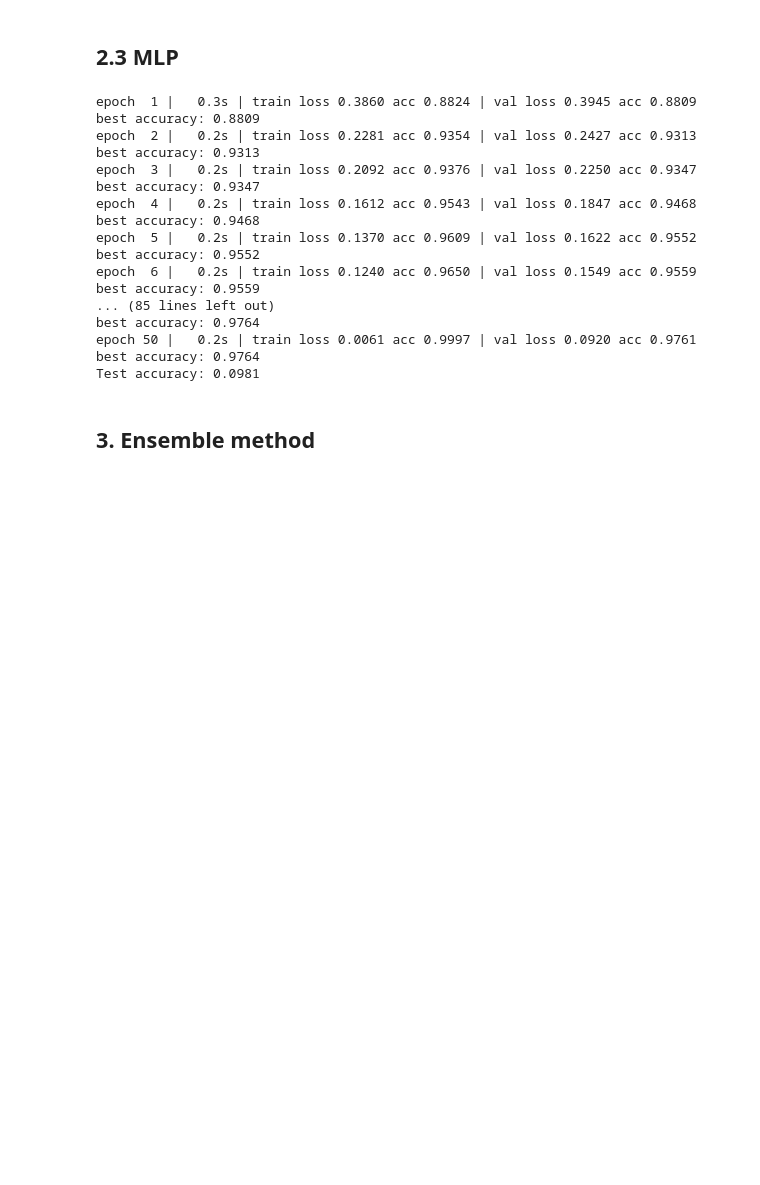
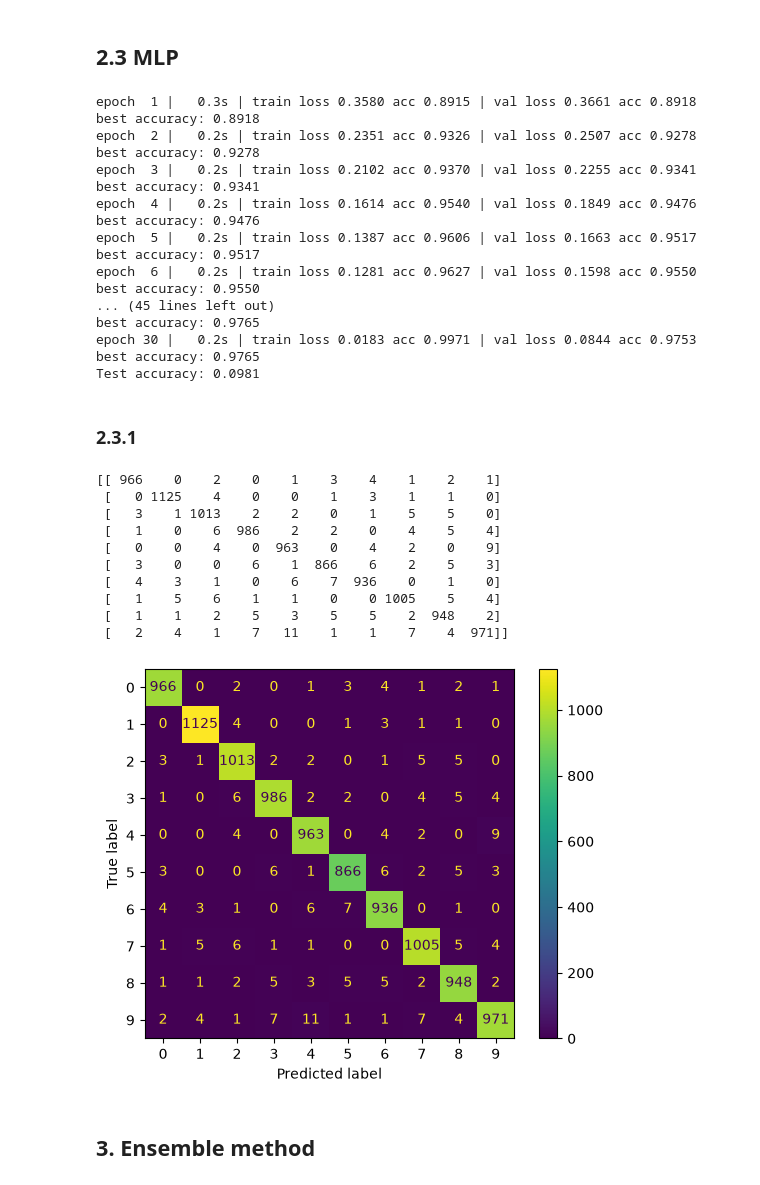
Before and after one commit to ddkhoa83/handwritten_text_recognition, a Jupyter notebook: notebooks/main.ipynb, the cells around one changed output. Saved outputs shown, nothing was run; the diff lists cells and outputs as text; code cells hidden in the pictures; blank space fills up the shorter version.

```diff
--- a/notebooks/main.ipynb
+++ b/notebooks/main.ipynb
@@ -30,7 +30,7 @@ from sklearn.metrics import classification_report
 nb_model = NaiveBayes(log_pdf = gaussian_log_pdf)
 # train the model
 nb_model.fit(X_train_scaled, y_train)
-y_pred = nb_model.predict(X_test_scaled)
+nb_y_pred = nb_model.predict(X_test_scaled)
 print("Đã huấn luyện mô hình Naive Bayes thành công!")
 
 print("Classification Report:")
@@ -150,7 +150,7 @@ Validation accuracy:  91.61%
 # %%
 from src.algorithm.MLP import MLP
 
-mlp_model = MLP(n_epochs=50)
+mlp_model = MLP()
 
 mlp_model.fit(X_train_scaled, y_train, X_val_scaled, y_val)
 
@@ -161,23 +161,45 @@ accuracy = np.mean(y_pred == y_test)
 
 print("Test accuracy:", accuracy)
 # %% [output]
-epoch  1 |   0.3s | train loss 0.3860 acc 0.8824 | val loss 0.3945 acc 0.8809
-best accuracy: 0.8809
-epoch  2 |   0.2s | train loss 0.2281 acc 0.9354 | val loss 0.2427 acc 0.9313
-best accuracy: 0.9313
-epoch  3 |   0.2s | train loss 0.2092 acc 0.9376 | val loss 0.2250 acc 0.9347
-best accuracy: 0.9347
-epoch  4 |   0.2s | train loss 0.1612 acc 0.9543 | val loss 0.1847 acc 0.9468
-best accuracy: 0.9468
-epoch  5 |   0.2s | train loss 0.1370 acc 0.9609 | val loss 0.1622 acc 0.9552
-best accuracy: 0.9552
-epoch  6 |   0.2s | train loss 0.1240 acc 0.9650 | val loss 0.1549 acc 0.9559
-best accuracy: 0.9559
-... (85 lines left out)
-best accuracy: 0.9764
-epoch 50 |   0.2s | train loss 0.0061 acc 0.9997 | val loss 0.0920 acc 0.9761
-best accuracy: 0.9764
+epoch  1 |   0.3s | train loss 0.3580 acc 0.8915 | val loss 0.3661 acc 0.8918
+best accuracy: 0.8918
+epoch  2 |   0.2s | train loss 0.2351 acc 0.9326 | val loss 0.2507 acc 0.9278
+best accuracy: 0.9278
+epoch  3 |   0.2s | train loss 0.2102 acc 0.9370 | val loss 0.2255 acc 0.9341
+best accuracy: 0.9341
+epoch  4 |   0.2s | train loss 0.1614 acc 0.9540 | val loss 0.1849 acc 0.9476
+best accuracy: 0.9476
+epoch  5 |   0.2s | train loss 0.1387 acc 0.9606 | val loss 0.1663 acc 0.9517
+best accuracy: 0.9517
+epoch  6 |   0.2s | train loss 0.1281 acc 0.9627 | val loss 0.1598 acc 0.9550
+best accuracy: 0.9550
+... (45 lines left out)
+best accuracy: 0.9765
+epoch 30 |   0.2s | train loss 0.0183 acc 0.9971 | val loss 0.0844 acc 0.9753
+best accuracy: 0.9765
 Test accuracy: 0.0981
+# %% [markdown]
+### 2.3.1
+# %%
+from sklearn.metrics import confusion_matrix, ConfusionMatrixDisplay
+import matplotlib.pyplot as plt
+
+mlp_cm = confusion_matrix(y_test, mlp_y_pred)
+
+ConfusionMatrixDisplay(confusion_matrix=mlp_cm).plot()
+plt.show()
+# %% [output]
+[[ 966    0    2    0    1    3    4    1    2    1]
+ [   0 1125    4    0    0    1    3    1    1    0]
+ [   3    1 1013    2    2    0    1    5    5    0]
+ [   1    0    6  986    2    2    0    4    5    4]
+ [   0    0    4    0  963    0    4    2    0    9]
+ [   3    0    0    6    1  866    6    2    5    3]
+ [   4    3    1    0    6    7  936    0    1    0]
+ [   1    5    6    1    1    0    0 1005    5    4]
+ [   1    1    2    5    3    5    5    2  948    2]
+ [   2    4    1    7   11    1    1    7    4  971]]
+[figure, added]
 # %% [markdown]
 ## 3. Ensemble method
 # %%
```
Also changed, not shown: 2 other files.
